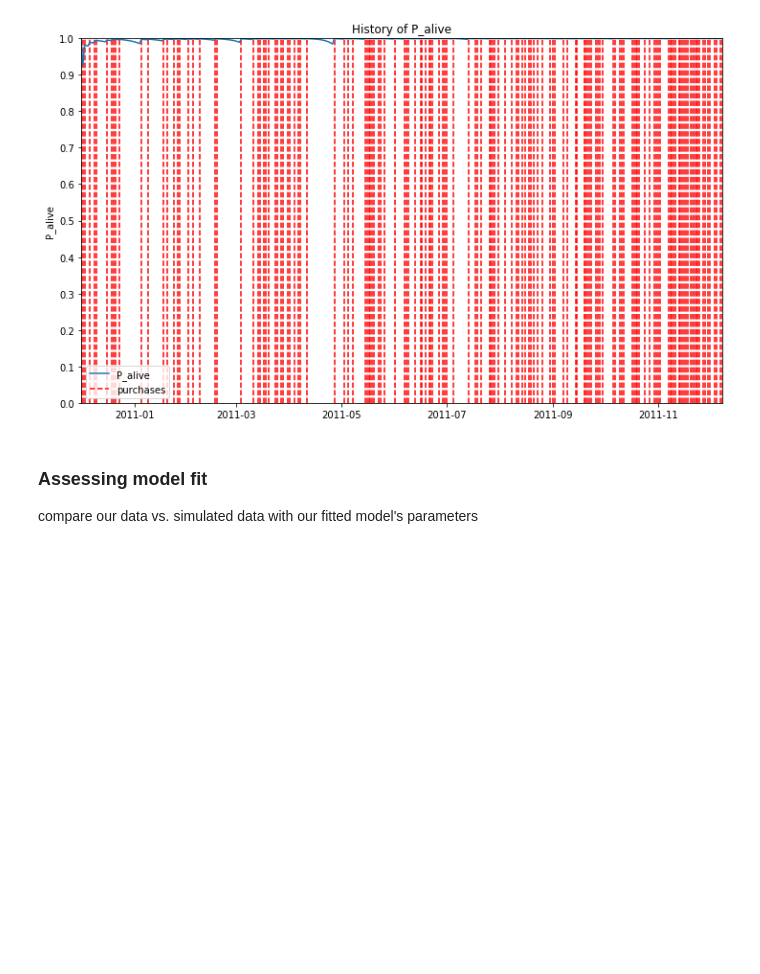
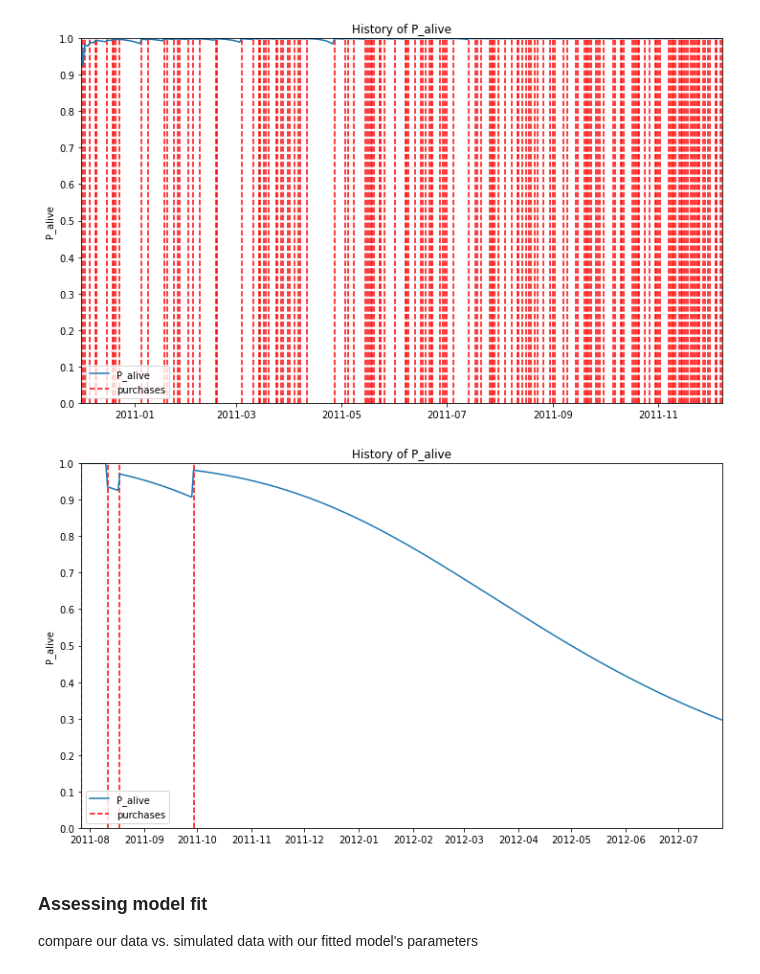
Before and after one commit to DYL-98/BA_Project, a Jupyter notebook: UCI_CLTV.ipynb, the cells around one changed output. Saved outputs shown, nothing was run; the diff lists cells and outputs as text; code cells hidden in the pictures; blank space fills up the shorter version.

Commit message:
Add dormant customer graph and minor commentary rewrite

```diff
--- a/UCI_CLTV.ipynb
+++ b/UCI_CLTV.ipynb
@@ -406,6 +406,17 @@ plot_history_alive(bgf1, days_since_birth, sp_trans, 'InvoiceDate')
 pyplot.show()
 # %% [output]
 [figure]
+# %%
+# and an example of a customer who has gone dormant
+id = 14305
+days_since_birth = 365
+sp_trans = tx_keep_date.loc[tx_keep_date['CustomerID'] == id]
+
+pyplot.figure(figsize=(12, 7))
+plot_history_alive(bgf, days_since_birth, sp_trans, 'InvoiceDate')
+pyplot.show()
+# %% [output]
+[figure, added]
 # %% [markdown]
 ### Assessing model fit
 compare our data vs. simulated data with our fitted model's parameters
```
Also changed, not shown: parts of 8 cells of this notebook.
